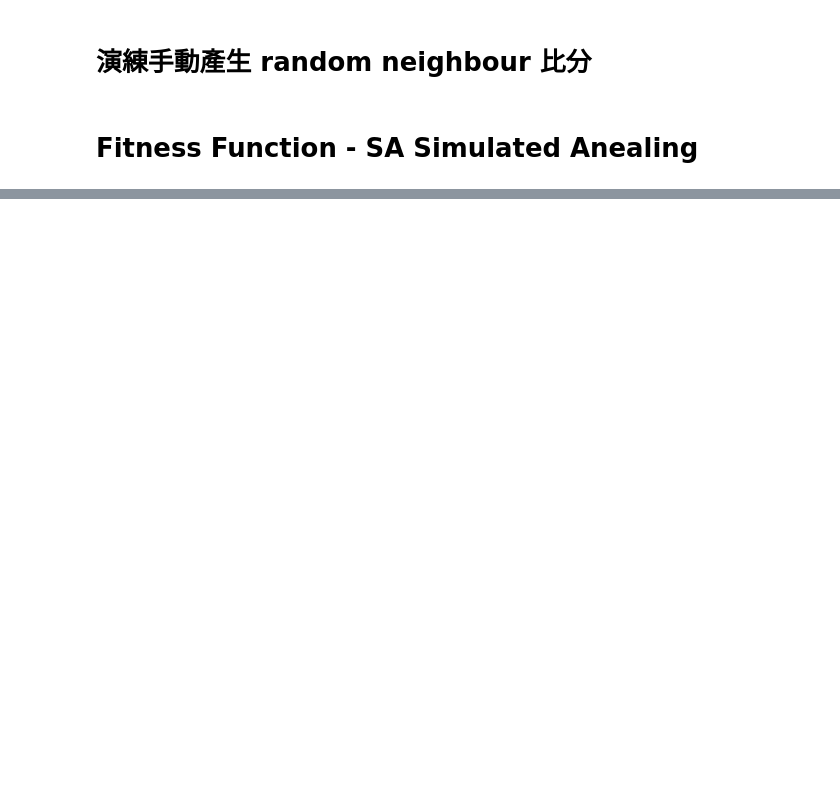
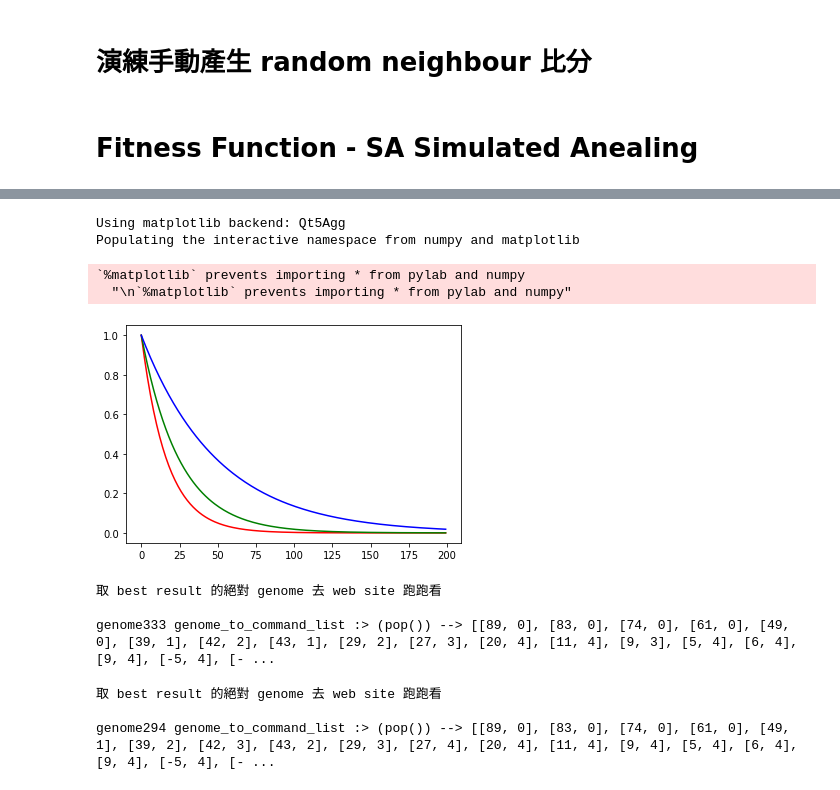
Before and after one commit to hcchengithub/MarsLander, a Jupyter notebook: episode-2/SA Mars Lander Episode-2.ipynb, the cells around one changed output, grey strips where cells are left out. Drawn from its saved outputs; the diff is of its cells as text; code cells hidden in the pictures; blank space fills up the shorter version.

```diff
--- a/episode-2/SA Mars Lander Episode-2.ipynb
+++ b/episode-2/SA Mars Lander Episode-2.ipynb
@@ -347,10 +356,7 @@ state0 --> [{'step': 0}, {'x': 2500}, {'y': 2700}, {'hspeed': 0}, {'vspeed': 0},
 # %%
 # 弄出 genome0 跑去墜毀，試驗相關的 functions
-state = State(**state0.__dict__)
+state = State(**State0.__dict__)
 genome0 = []
-genome0.append([-15,1]); state.next(*genome0[-1])
-genome0.append([ -5,1]); state.next(*genome0[-1])
-genome0.append([  0,1]); state.next(*genome0[-1])
 for i in range(3,100):  # 已知不到 100 用 while True 也行，用 for 比較保險
     genome0.append([0,0]);state.next(*genome0[-1])
     if i == 71: state72 = copy.deepcopy(state)
@@ -387,7 +383,7 @@ Mars Lander 的 genome 很簡單，就是一串 (angle:int,power:int) pairs. 前
 # %%
 # 把 genome 轉成 codingame web 接受的 command list
 def genome_to_command_list(genome:GENOME) -> List[List[int]] :
-    a,p,r = 0,0,[]  # declare angle, power, and results: command array of [angle,power] paris
+    a,p,r = State0.angle,State0.power,[]  # declare angle, power, and results: command array of [angle,power] paris
     for i in genome :
         if i[0] >=0 : a = min(a+i[0], 90)  # angle 0~15 degree
         else: a = max(a+i[0],-90)  # angle -15 ~ 0 degree
@@ -632,10 +621,10 @@ def epoch(initial: GENOME=None):
     return (genome, iterations, cost, state)
 # %%
 %f [] constant history
-
+init = [[2, 0], [-1, 0], [-6, 0], [-15, 0], [-9, 0], [0, 0], [-1, 0], [0, 0], [-14, 0], [-6, 0], [-7, 0], [-4, 0], [0, 0], [-4, 1], [-2, 0], [1, 0], [-5, 0], [-9, 1], [0, 1], [1, 1], [-10, 0], [0, 0], [-14, 0], [0, 0], [-11, 0], [9, 0], [9, 0], [-3, 0], [1, 0], [0, 0], [-9, 0], [0, 0], [-4, 0], [0, 0], [1, 0], [9, 0], [4, 0], [5, 0], [-9, 0], [-5, 0], [9, 0], [-3, 0], [-5, 0], [6, 0], [7, 0], [-1, 0], [-2, 0], [6, 0], [-2, 0], [-7, 0], [1, 0], [-10, 0], [4, 0], [15, 0]]
 if __name__ == "__main__":
-    best = epoch([[0,0]])  # (genome, iterations, cost, state)
-    for i in range(100):
+    best = epoch(init)  # (genome, iterations, cost, state)
+    for i in range(20):
         result = epoch(best[0])  # (genome, iterations, cost, state)
         if result[2]['cost'] < best[2]['cost']:
             best = result
@@ -673,0 +658,15 @@ best :> [3] --> [{'step': 80}, {'x': 4001}, {'y': 150}, {'hspeed': 20}, {'vspeed
+# %%
+%f best :> [3] --> # 最後狀態
+%f best :> [0] genome_to_command_list :> (pop()) --> # 取 best result 的絕對 genome 去 web site 跑跑看
+%f best :> [2]['costs']['vspeed']['cost'] -->
+%f best :> [2]['costs']['hspeed']['cost'] -->
+%f best :> [2]['costs']['hposition']['cost'] -->
+%f best :> [2]['costs']['angle']['cost'] --> # 成績
+
+%f # 照 genome 跑一遍，取得整串 states 與 Web 比對
+state = State(**State0.__dict__)  # init state for simulation
+genome = best[0]
+%f state -->
+for i in range(len(genome)):
+    state.next(*genome[i])
+    %f state -->
@@ -673,0 +691,35 @@ best :> [3] --> [{'step': 80}, {'x': 4001}, {'y': 150}, {'hspeed': 20}, {'vspeed
+# %%
+%pylab
+%matplotlib inline
+max_cost = 200
+temp = 50.0  # 1.0 只是碰巧適合 Einstein's problem. 大的寬容，小的挑剔。
+x = [ i for i in range(max_cost)]  # 15 是 Einstein's problem 的 maximum score
+a = [ math.exp(-cost_delta/temp*3) for cost_delta in range(max_cost) ]  # 一開始較寬容
+b = [ math.exp(-cost_delta/temp*2) for cost_delta in range(max_cost) ]  # Temperature 減低就越來越挑剔。
+c = [ math.exp(-cost_delta/temp*1) for cost_delta in range(max_cost) ]  # Temperature 再減低就又更挑剔。
+plt.plot(x,a,'r')
+plt.plot(x,b,'g')
+plt.plot(x,c,'b')
+plt.show()
+# %% [output]
+Using matplotlib backend: Qt5Agg
+Populating the interactive namespace from numpy and matplotlib
+`%matplotlib` prevents importing * from pylab and numpy
+  "\n`%matplotlib` prevents importing * from pylab and numpy"
+[figure, added]
+# %%
+%f # 取 best result 的絕對 genome 去 web site 跑跑看
+genome333 = [[-1, 0], [-6, 0], [-9, 0], [-13, 0], [-12, 0], [-10, 1], [3, 1], [1, -1], [-14, 1], [-2, 1], [-7, 1], [-9, 0], [-2, -1], [-4, 1], [1, 0], [3, 0], [-14, 0], [-14, 0], [-6, 0], [-2, 0], [-11, 0], [-1, 0], [-12, 0], [-4, 0], [0, 0], [6, 0], [10, 0], [7, 0], [1, 0], [0, 0], [-12, 0], [-4, 0], [4, 0], [-7, 0], [-4, 0], [12, 0], [4, 0], [13, 0], [-11, 0], [15, 0], [-6, 0], [-1, 0], [-2, 0], [14, 0], [-3, 0], [-4, 0], [7, 0], [14, 0], [-11, 0], [12, 0], [-12, 0], [-1, 0], [0, 0], [5, 0], [-8, 0], [8, 0], [-1, 0], [-2, 0], [-10, 0], [-4, 0], [6, 0], [12, 0], [3, 0], [-3, -1], [-5, 1], [3, 0], [-2, 0], [9, 0], [-6, 0], [-11, 0], [9, 0], [-6, 0], [9, 0], [1, 0], [7, 0]]
+%f genome333 genome_to_command_list :> (pop()) -->
+# %% [output]
+取 best result 的絕對 genome 去 web site 跑跑看
+
+genome333 genome_to_command_list :> (pop()) --> [[89, 0], [83, 0], [74, 0], [61, 0], [49, 0], [39, 1], [42, 2], [43, 1], [29, 2], [27, 3], [20, 4], [11, 4], [9, 3], [5, 4], [6, 4], [9, 4], [-5, 4], [- ...
+# %%
+%f # 取 best result 的絕對 genome 去 web site 跑跑看
+genome294 = [[-1, 0], [-6, 0], [-9, 0], [-13, 0], [-12, 1], [-10, 1], [3, 1], [1, -1], [-14, 1], [-2, 1], [-7, 1], [-9, 0], [-2, 0], [-4, 1], [1, 0], [3, 0], [-14, 0], [-14, 0], [-6, 0], [-2, 0], [-11, 0], [-1, 0], [-12, 0], [-4, 0], [0, 0], [6, 0], [10, 0], [7, 0], [1, 0], [0, 0], [-12, 0], [-4, 0], [4, 0], [-7, 0], [-4, 0], [12, 0], [4, 0], [13, 0], [-11, 0], [15, 0], [-6, 0], [-1, 0], [-2, 0], [14, 0], [-3, 0], [-4, 0], [7, 0], [4, 0], [-11, 0], [13, 0], [-12, 0], [-1, 0], [-2, 0], [5, 0], [-8, 0], [8, 0], [-1, 0], [-2, 0], [-10, 0], [-4, 0], [6, 0], [12, 0], [4, 0], [-5, -1], [-14, 1], [3, 0], [15, 0], [9, 0], [-3, 0], [-11, 0], [9, 0], [-15, 0], [13, 0], [0, 0], [1, 0], [1, 0], [1, 0], [1, 0], [1, 0], [6, 0], [1, 0], [1, 0], [1, 0]]
+%f genome294 genome_to_command_list :> (pop()) -->
+# %% [output]
+取 best result 的絕對 genome 去 web site 跑跑看
+
+genome294 genome_to_command_list :> (pop()) --> [[89, 0], [83, 0], [74, 0], [61, 0], [49, 1], [39, 2], [42, 3], [43, 2], [29, 3], [27, 4], [20, 4], [11, 4], [9, 4], [5, 4], [6, 4], [9, 4], [-5, 4], [- ...
```
Also changed, not shown: parts of 25 cells of this notebook, 4 other files.
